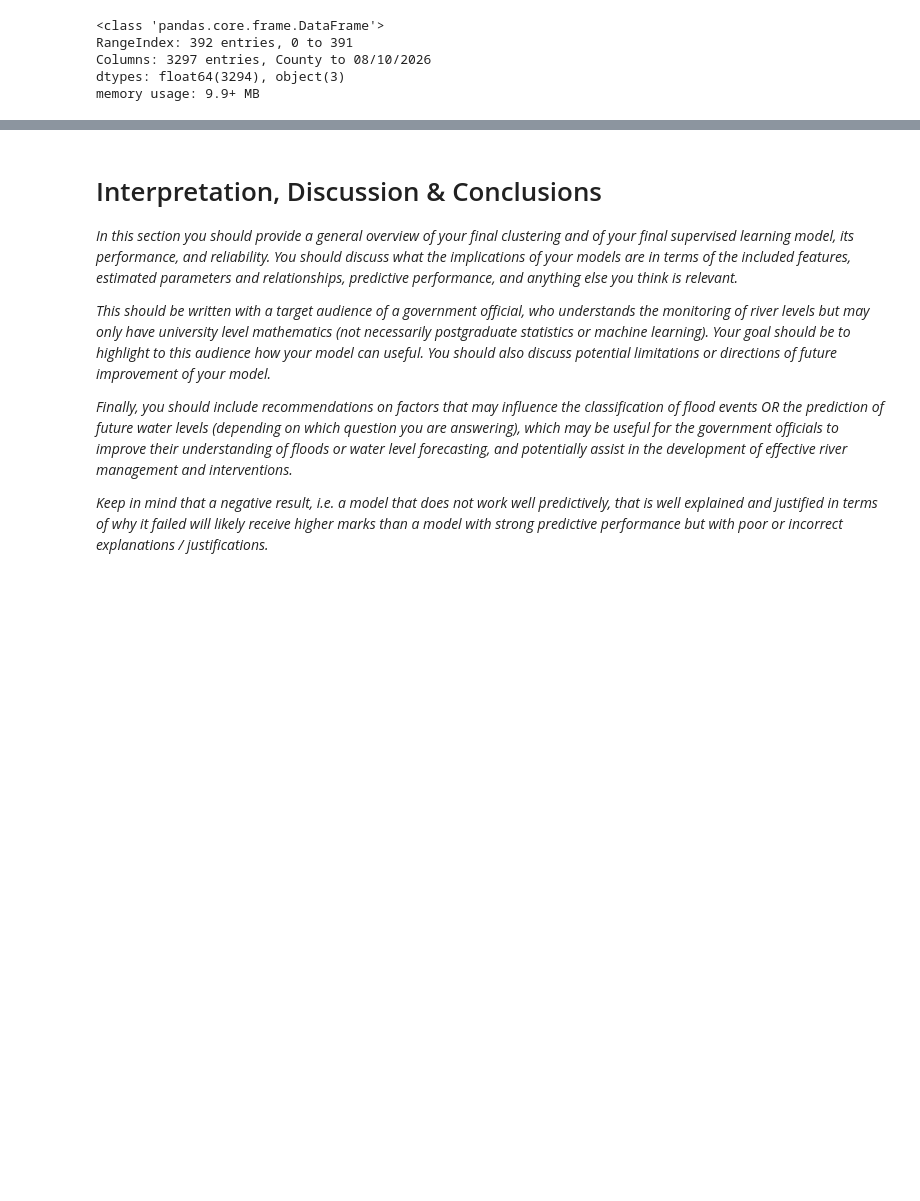
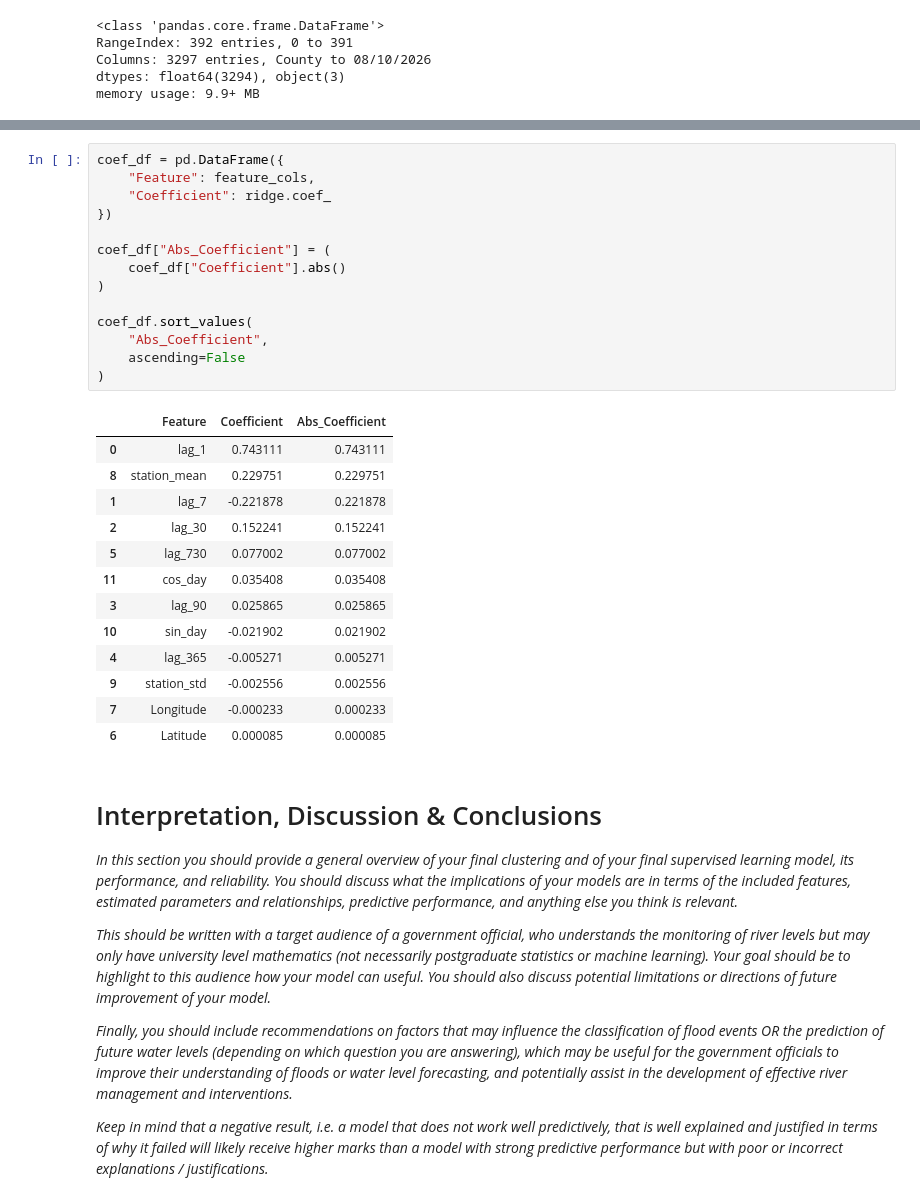
Before and after one commit to B318786-2026/Machine-learning-project, a Jupyter notebook: project.ipynb, the cells around one changed output, grey strips where cells are left out. Saved outputs shown, nothing was run; the diff lists cells and outputs as text; blank space fills up the shorter version.

```diff
--- a/project.ipynb
+++ b/project.ipynb
@@ -556,3 +584,31 @@ Standard Deviation of Residuals: 0.0729
+# %%
+coef_df = pd.DataFrame({
+    "Feature": feature_cols,
+    "Coefficient": ridge.coef_
+})
+
+coef_df["Abs_Coefficient"] = (
+    coef_df["Coefficient"].abs()
+)
+
+coef_df.sort_values(
+    "Abs_Coefficient",
+    ascending=False
+)
+# %% [output]
+|  | Feature | Coefficient | Abs_Coefficient |
+| 0 | lag_1 | 0.743111 | 0.743111 |
+| 8 | station_mean | 0.229751 | 0.229751 |
+| 1 | lag_7 | -0.221878 | 0.221878 |
+| 2 | lag_30 | 0.152241 | 0.152241 |
+| 5 | lag_730 | 0.077002 | 0.077002 |
+| 11 | cos_day | 0.035408 | 0.035408 |
+| 3 | lag_90 | 0.025865 | 0.025865 |
+| 10 | sin_day | -0.021902 | 0.021902 |
+| 4 | lag_365 | -0.005271 | 0.005271 |
+| 9 | station_std | -0.002556 | 0.002556 |
+| 7 | Longitude | -0.000233 | 0.000233 |
+| 6 | Latitude | 0.000085 | 0.000085 |
 # %% [markdown]
 # Interpretation, Discussion & Conclusions
 
```
Also changed, not shown: parts of 21 cells of this notebook.
